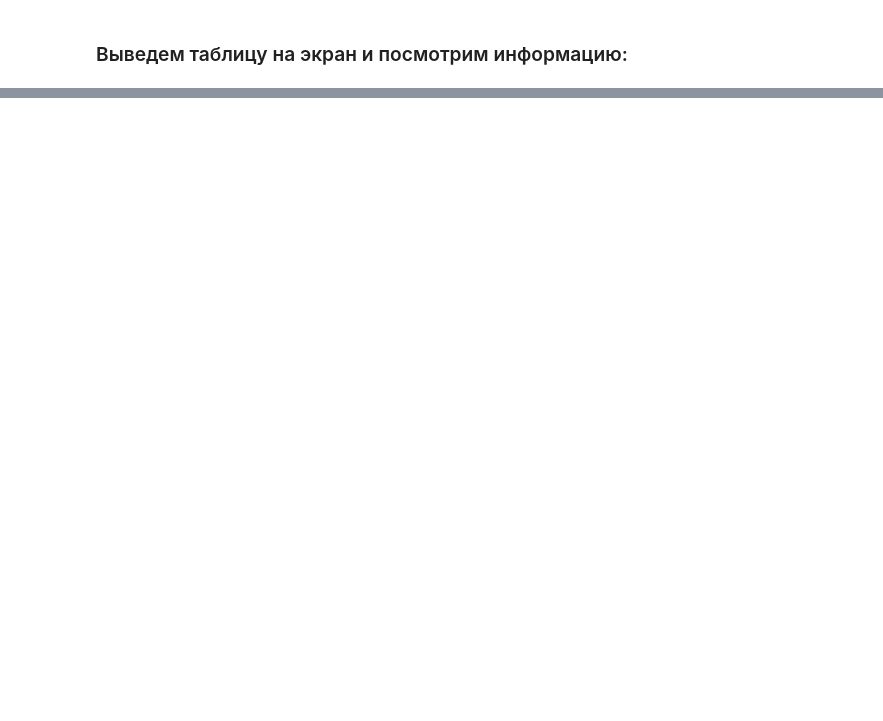
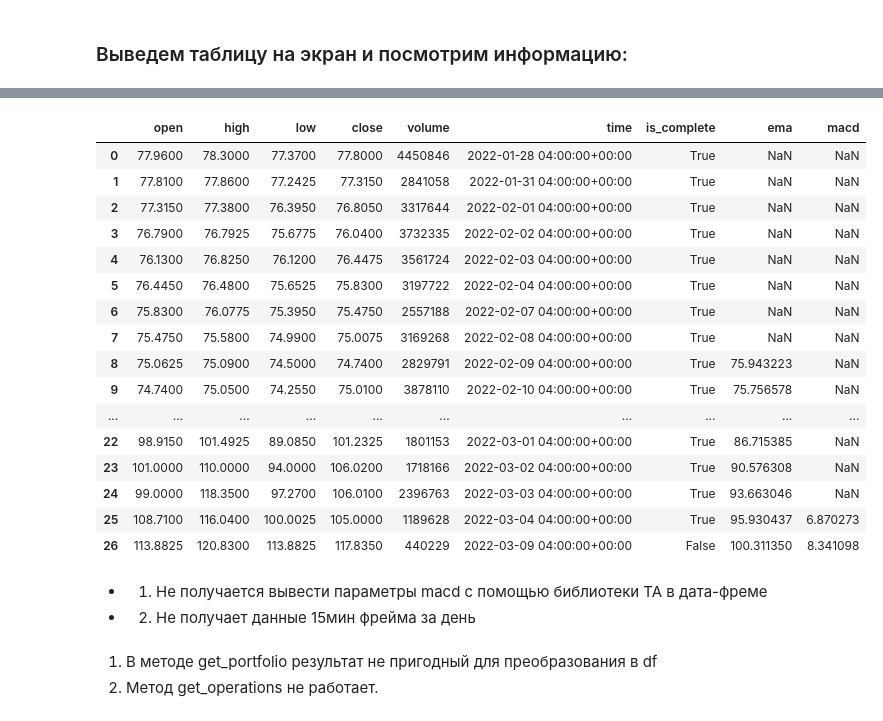
Before and after one commit to Alex-85-54/Investment-advisor, a Jupyter notebook: Robot_Trader_v1.0.ipynb, the cells around one changed output, grey strips where cells are left out. Cells and saved outputs as stored; diff of their text form; code cells hidden in the pictures; blank space fills up the shorter version.

```diff
--- a/Robot_Trader_v1.0.ipynb
+++ b/Robot_Trader_v1.0.ipynb
@@ -233,0 +268,4 @@ df
+# %%
+df['ema']  = ema_indicator(close=df['close'], window=9)
+# %%
+df['macd'] = macd(close = df['close'], window_slow=26, window_fast = 12)
@@ -233,0 +280,26 @@ df
+# %%
+df
+# %% [output]
+|  | open | high | low | close | volume | time | is_complete | ema | macd |
+| 0 | 77.9600 | 78.3000 | 77.3700 | 77.8000 | 4450846 | 2022-01-28 04:00:00+00:00 | True | NaN | NaN |
+| 1 | 77.8100 | 77.8600 | 77.2425 | 77.3150 | 2841058 | 2022-01-31 04:00:00+00:00 | True | NaN | NaN |
+| 2 | 77.3150 | 77.3800 | 76.3950 | 76.8050 | 3317644 | 2022-02-01 04:00:00+00:00 | True | NaN | NaN |
+| 3 | 76.7900 | 76.7925 | 75.6775 | 76.0400 | 3732335 | 2022-02-02 04:00:00+00:00 | True | NaN | NaN |
+| 4 | 76.1300 | 76.8250 | 76.1200 | 76.4475 | 3561724 | 2022-02-03 04:00:00+00:00 | True | NaN | NaN |
+| 5 | 76.4450 | 76.4800 | 75.6525 | 75.8300 | 3197722 | 2022-02-04 04:00:00+00:00 | True | NaN | NaN |
+| 6 | 75.8300 | 76.0775 | 75.3950 | 75.4750 | 2557188 | 2022-02-07 04:00:00+00:00 | True | NaN | NaN |
+| 7 | 75.4750 | 75.5800 | 74.9900 | 75.0075 | 3169268 | 2022-02-08 04:00:00+00:00 | True | NaN | NaN |
+| 8 | 75.0625 | 75.0900 | 74.5000 | 74.7400 | 2829791 | 2022-02-09 04:00:00+00:00 | True | 75.943223 | NaN |
+| 9 | 74.7400 | 75.0500 | 74.2550 | 75.0100 | 3878110 | 2022-02-10 04:00:00+00:00 | True | 75.756578 | NaN |
+| ... | ... | ... | ... | ... | ... | ... | ... | ... | ... |
+| 22 | 98.9150 | 101.4925 | 89.0850 | 101.2325 | 1801153 | 2022-03-01 04:00:00+00:00 | True | 86.715385 | NaN |
+| 23 | 101.0000 | 110.0000 | 94.0000 | 106.0200 | 1718166 | 2022-03-02 04:00:00+00:00 | True | 90.576308 | NaN |
+| 24 | 99.0000 | 118.3500 | 97.2700 | 106.0100 | 2396763 | 2022-03-03 04:00:00+00:00 | True | 93.663046 | NaN |
+| 25 | 108.7100 | 116.0400 | 100.0025 | 105.0000 | 1189628 | 2022-03-04 04:00:00+00:00 | True | 95.930437 | 6.870273 |
+| 26 | 113.8825 | 120.8300 | 113.8825 | 117.8350 | 440229 | 2022-03-09 04:00:00+00:00 | False | 100.311350 | 8.341098 |
+# %% [markdown]
++ 1. Не получается вывести параметры macd с помощью библиотеки TA в дата-фреме
++ 2. Не получает данные 15мин фрейма за день
+# %% [markdown]
+1. В методе get_portfolio результат не пригодный для преобразования в df
+2. Метод get_operations не работает.
```
Also changed, not shown: parts of 17 cells of this notebook.
